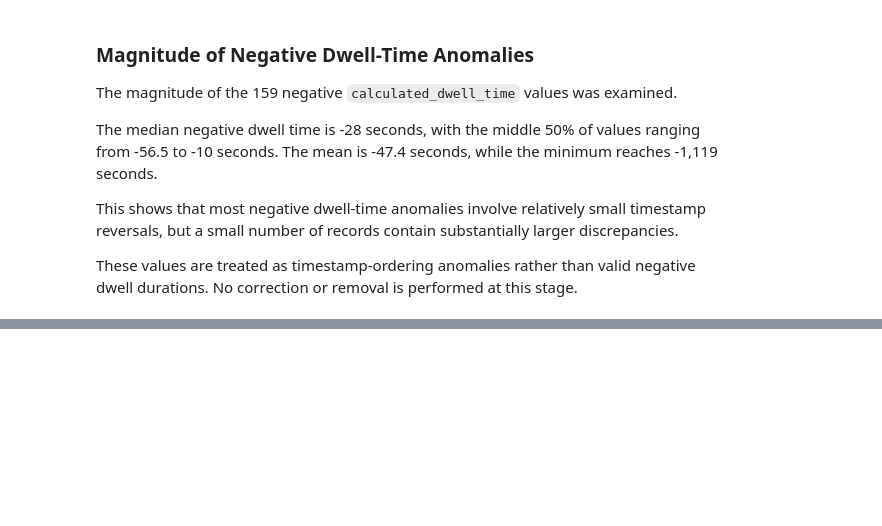
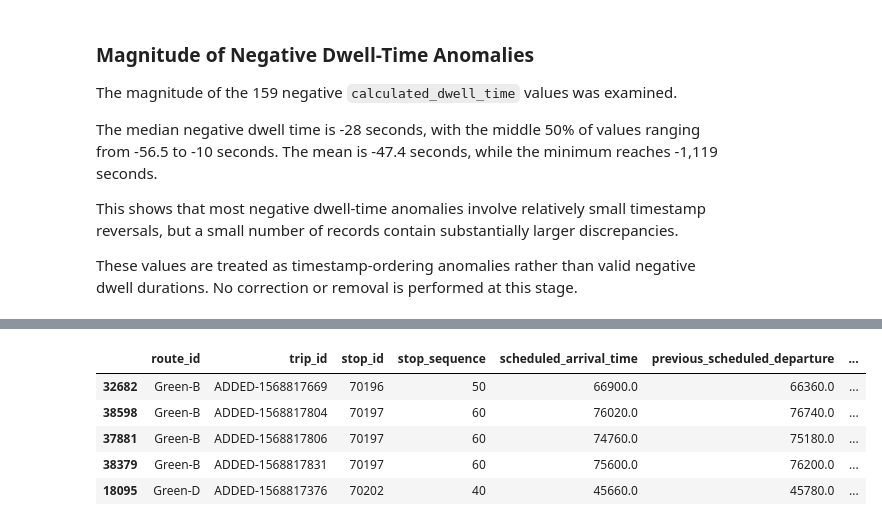
Before and after one commit to rahulcommit/mbta-subway-delay-analysis, a Jupyter notebook: notebooks/01_data_profile.ipynb, the cells around one changed output, grey strips where cells are left out. Cells and saved outputs as stored; diff of their text form; code cells hidden in the pictures; blank space fills up the shorter version.

```diff
--- a/notebooks/01_data_profile.ipynb
+++ b/notebooks/01_data_profile.ipynb
@@ -1792,0 +2050,16 @@ These values are treated as timestamp-ordering anomalies rather than valid negat
+# %%
+scheduled_missing_candidates = scheduled_check[
+    scheduled_check["scheduled_travel_time"].isna()
+    & scheduled_check["calculated_scheduled_travel_time"].notna()
+].copy()
+
+scheduled_missing_candidates["calculated_scheduled_travel_sign"] = (
+    scheduled_missing_candidates["calculated_scheduled_travel_time"]
+    .apply(
+        lambda x: "Positive" if x > 0
+        else "Zero" if x == 0
+        else "Negative"
+    )
+)
+
+scheduled_missing_candidates["calculated_scheduled_travel_sign"].value_counts()
@@ -1792,0 +2079,21 @@ These values are treated as timestamp-ordering anomalies rather than valid negat
+# %%
+scheduled_missing_candidates[
+    [
+        "route_id",
+        "trip_id",
+        "stop_id",
+        "stop_sequence",
+        "scheduled_arrival_time",
+        "previous_scheduled_departure",
+        "calculated_scheduled_travel_time",
+    ]
+].sort_values(
+    ["route_id", "trip_id", "stop_sequence"]
+)
+# %% [output]
+|  | route_id | trip_id | stop_id | stop_sequence | scheduled_arrival_time | previous_scheduled_departure | ... |
+| 32682 | Green-B | ADDED-1568817669 | 70196 | 50 | 66900.0 | 66360.0 | ... |
+| 38598 | Green-B | ADDED-1568817804 | 70197 | 60 | 76020.0 | 76740.0 | ... |
+| 37881 | Green-B | ADDED-1568817806 | 70197 | 60 | 74760.0 | 75180.0 | ... |
+| 38379 | Green-B | ADDED-1568817831 | 70197 | 60 | 75600.0 | 76200.0 | ... |
+| 18095 | Green-D | ADDED-1568817376 | 70202 | 40 | 45660.0 | 45780.0 | ... |
```
Also changed, not shown: parts of 17 cells of this notebook.
